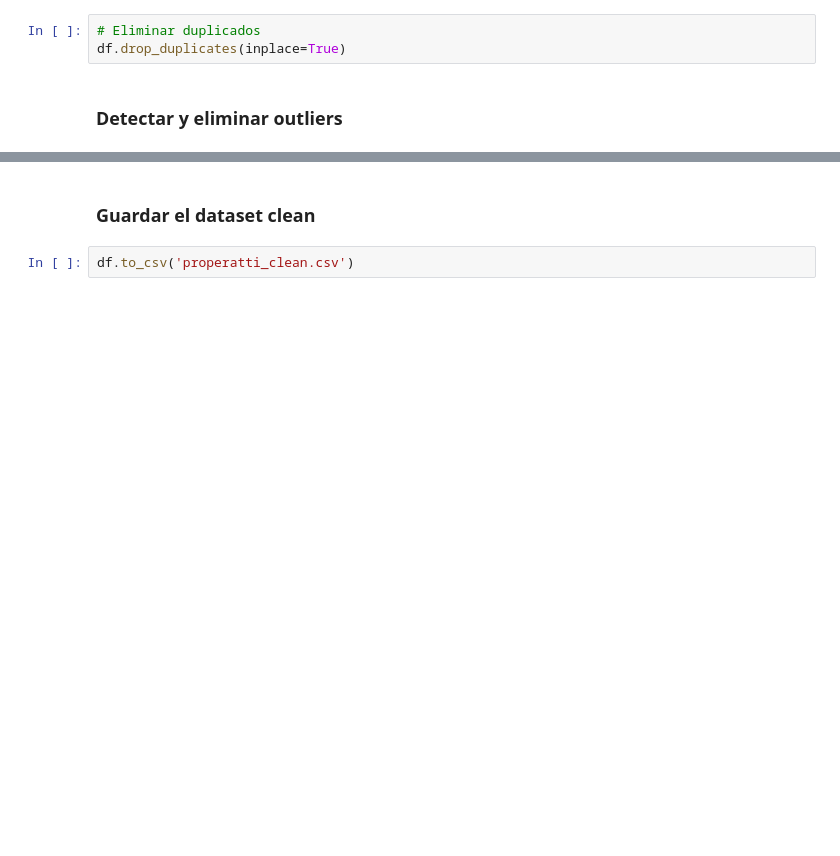
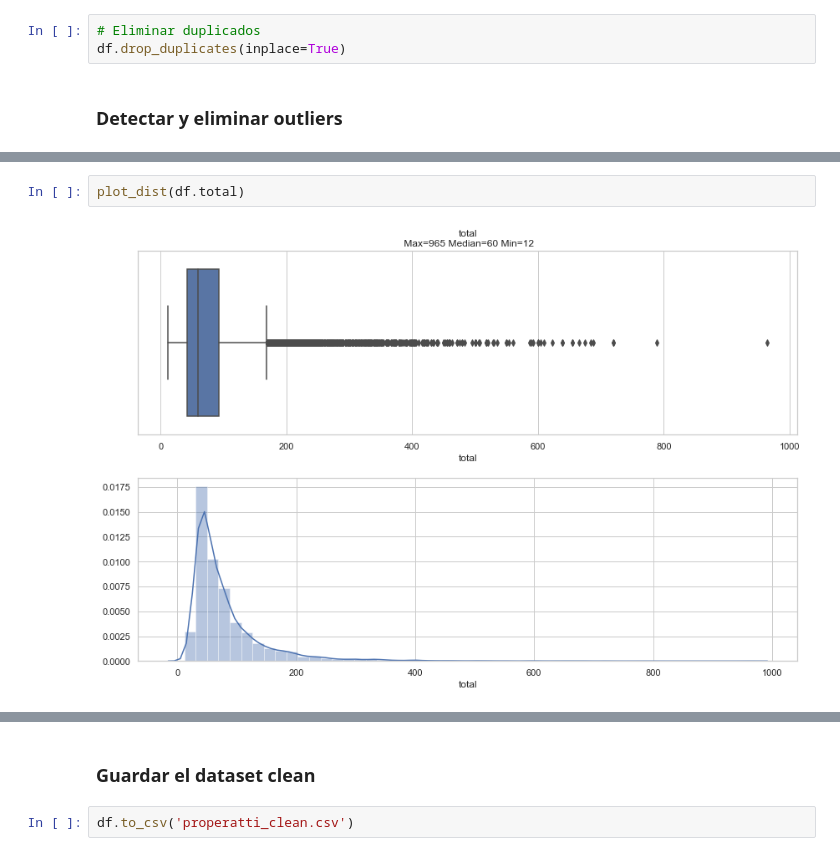
Before and after one commit to sigmaleph/DH-Desafio1, a Jupyter notebook: Cleaning.ipynb, the cells around one changed output, grey strips where cells are left out. Saved outputs shown, nothing was run; the diff lists cells and outputs as text; blank space fills up the shorter version.

```diff
--- a/Cleaning.ipynb
+++ b/Cleaning.ipynb
@@ -424,0 +389,4 @@ sns.boxplot(x=df[i]);
+# %%
+plot_dist(df.total)
+# %% [output]
+[figure, added]
```
Also changed, not shown: parts of 22 cells of this notebook, 1 other file.
